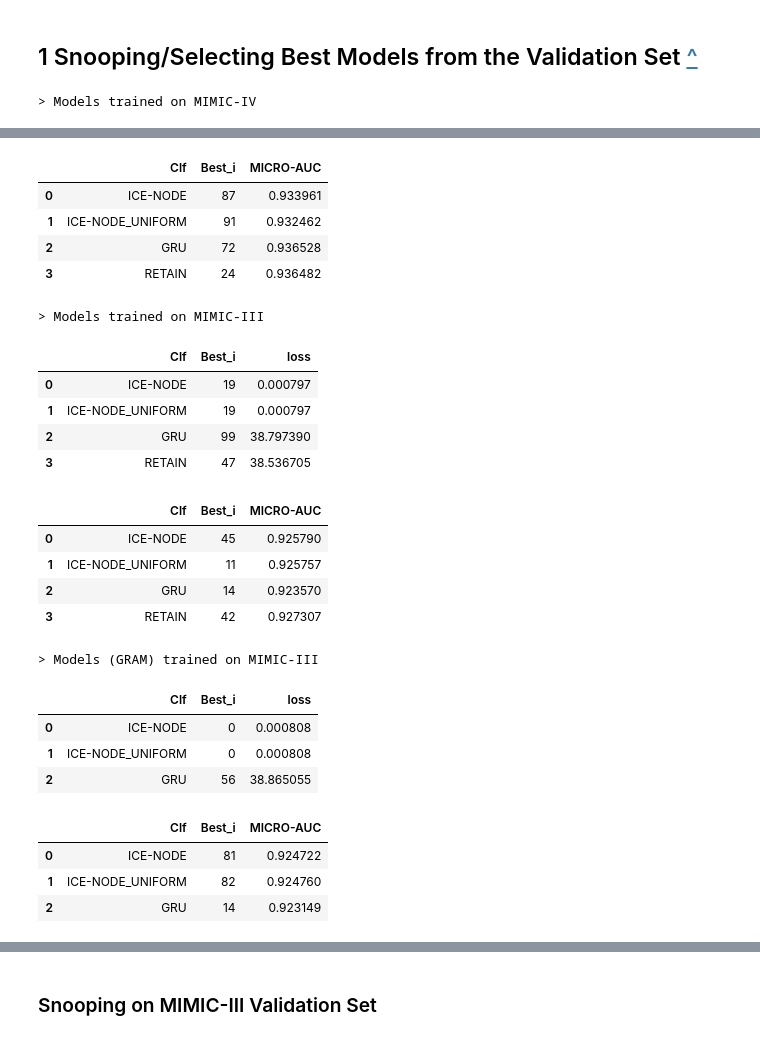
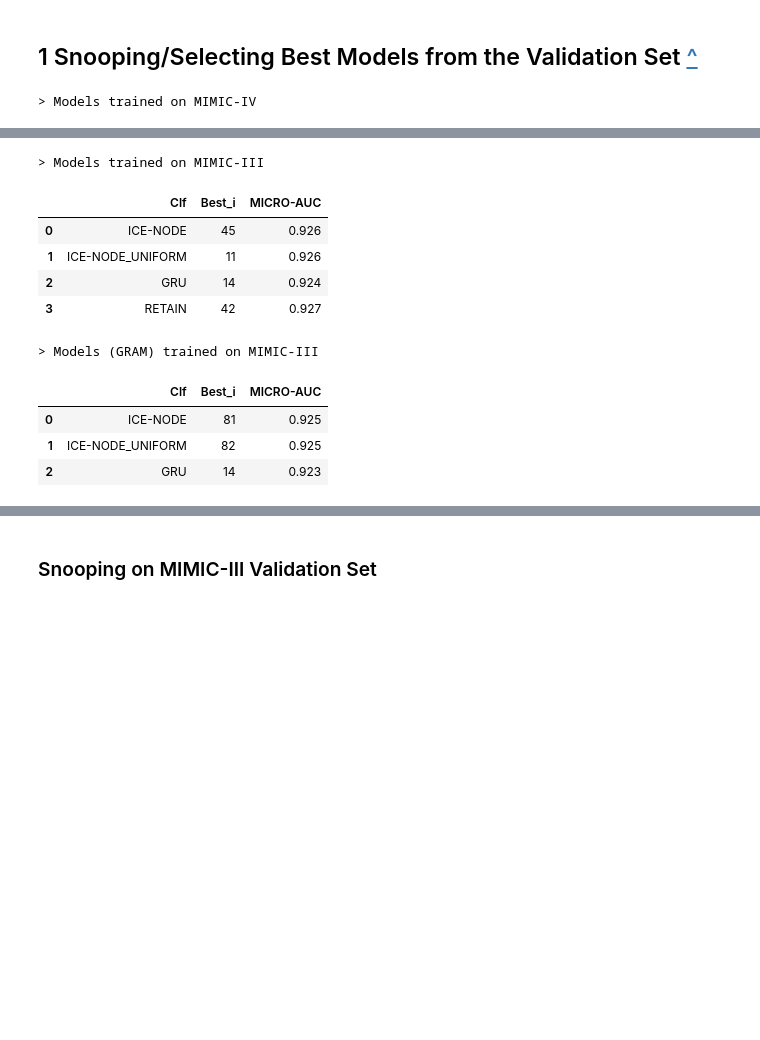
Before and after one commit to barahona-research-group/ICE-NODE, a Jupyter notebook: analysis/per_code_analysis.ipynb, the cells around one changed output, grey strips where cells are left out. Drawn from its saved outputs; the diff is of its cells as text; code cells hidden in the pictures; blank space fills up the shorter version.

```diff
--- a/analysis/per_code_analysis.ipynb
+++ b/analysis/per_code_analysis.ipynb
@@ -173,11 +173,15 @@ def get_trained_models(train_dir, clfs, criterion, comp):
         clf_dir = model_dir[clf]
         csv_files =  glob.glob(f'{clfs_params_dir}/{clf_dir}/*.csv', recursive=False)
         dfs = [pd.read_csv(csv_file, index_col=[0]) for csv_file in csv_files]
-        max_i = comp(range(len(dfs)), key=lambda i: dfs[i].loc[criterion, 'VAL'].sum())
+
+        if callable(criterion):
+            max_i = comp(range(len(dfs)), key=lambda i: criterion(dfs[i].loc[:, 'VAL']))
+            best_val.append(criterion(dfs[max_i].loc[:, 'VAL']))
+        else:
+            max_i = comp(range(len(dfs)), key=lambda i: dfs[i].loc[criterion, 'VAL'])
+            best_val.append(dfs[max_i].loc[criterion, "VAL"])
 
         best_iter.append(max_i)
-        best_val.append(dfs[max_i].loc[criterion, "VAL"].sum())
-
         df[clf] = dfs[max_i]
         csv_file = csv_files[max_i]
         prefix = csv_file.split('_')
@@ -241,7 +245,7 @@ def cross_predictor(clf, source_tag, target_tag):
     return get_model(clf, config, params, target_interface)
 
 
-def selected_auc_barplot(clfs, auctest_df):
+def selected_auc_barplot(clfs, auctest_df, horizontal=True):
     auc_df = []
 
     for clf in clfs:
@@ -252,19 +256,19 @@ def selected_auc_barplot(clfs, auctest_df):
         df = pd.DataFrame({'AUC': comp_auc, 'std': comp_std, 'CCS': comp_desc, 'Classifier': clf})
         auc_df.append(df)
     auc_df = pd.concat(auc_df)
+
+
+
     vals = auc_df.pivot(index='CCS', columns='Classifier', values='AUC')
     err = auc_df.pivot(index='CCS', columns='Classifier', values='std')
     # plot vals with yerr
-    ax = vals.plot.bar(xerr=err, rot=0, figsize=(10, 10), width=0.7,
+    ax = vals.plot.barh(xerr=err, rot=0, figsize=(10, 10), width=0.7,
                    error_kw=dict(lw=5, capsize=8, capthick=5, ecolor='salmon'),
                   color=[ 'black', 'white', 'green'], edgecolor='black')
 
     for axis in ['top', 'bottom', 'left', 'right']:
         ax.spines[axis].set_linewidth(6)  # change width
         ax.spines[axis].set_color('red')    # change color
-
-
-
 
     plt.xlabel('AUC', fontsize=32)
     min_auc_tick = int(auc_df['AUC'].min() * 20)/20
@@ -280,7 +284,6 @@ def selected_auc_barplot(clfs, auctest_df):
     plt.ylabel('CCS', fontsize=32)
     ax.tick_params(bottom=True, left=False)
 
-
     # Add hatches
     bars = ax.patches
     patterns =('.', 'x', 'O','o','/','-', '+','O','o','\\','\\\\')
@@ -288,7 +291,9 @@ def selected_auc_barplot(clfs, auctest_df):
     for bar, hatch in zip(bars, hatches):
         bar.set_hatch(hatch)
 
-    ax.grid(True)
+    ax.xaxis.grid(color='gray', linestyle='dashed')
+    ax.xaxis.set_zorder(3)
+
     _ = ax.legend(title='Classifier', loc='upper right',
                   fontsize=20, title_fontsize=32)
     return ax
@@ -300,8 +305,10 @@ def make_clf_paris(clfs):
             clfs_pairs.append((clfs[i], clfs[j]))
     return tuple(sorted(clfs_pairs))
 
-def relative_performance_upset(auc_tests, selected_clfs, patient_interface, pvalue, min_auc):
+def relative_performance_upset(auc_tests, selected_clfs, patient_interface, train_ids, pvalue, min_auc):
     flatccs_idx2code = {idx: code for code, idx in patient_interface.diag_flatccs_idx.items()}
+    flatccs_frequency_train = patient_interface.diag_flatccs_frequency(train_ids)
+
     idx2desc = lambda i: patient_interface.dag.diag_flatccs_desc[flatccs_idx2code[i]]
     auc_tests['DESC'] = auc_tests['CODE_INDEX'].apply(idx2desc)
 
@@ -352,8 +359,8 @@ def relative_performance_upset(auc_tests, selected_clfs, patient_interface, pval
         competent_clfs = [clf for clf in clfs if indicator_df.loc[c, clf]]
         avg_auc = tests.loc[c, list(f'AUC({clf})' for clf in competent_clfs)].mean()
         avg_aucs.append(avg_auc)
-        n_codes.append(tests.loc[c, 'N_POSITIVE_CODES'])
-    data = pd.DataFrame({'Avg. AUC': avg_aucs, '#positive cases': n_codes}, index=code_index)
+        n_codes.append(flatccs_frequency_train[c])
+    data = pd.DataFrame({'Avg. AUC': avg_aucs, '#positive cases (train)': n_codes}, index=code_index)
     return content_sets, indicator_df, data, common_perf, competing_tests
 # %% [markdown]
 <a name="sec1"></a>
@@ -377,16 +384,15 @@ clfsG = (
 )
 
 print('> Models trained on MIMIC-IV')
-m4_config_minloss, m4_params_minloss, m4_df_minloss = get_trained_models('M4', clfs, 'loss', comp=min)
-m4_config_maxauc, m4_params_maxauc, m4_df_maxauc = get_trained_models('M4', clfs, 'MICRO-AUC', comp=max)
+
+m4_config_uAUC, m4_params_uAUC, m4_df_uAUC = get_trained_models('M4', clfs, 'MICRO-AUC', comp=max)
 
 print('> Models trained on MIMIC-III')
-m3_config_minloss, m3_params_minloss, m3_df_minloss = get_trained_models('M3', clfs, 'loss', comp=min)
-m3_config_maxauc, m3_params_maxauc, m3_df_maxauc = get_trained_models('M3', clfs, 'MICRO-AUC', comp=max)
 
+m3_config_uAUC, m3_params_uAUC, m3_df_uAUC = get_trained_models('M3', clfs, 'MICRO-AUC', comp=max)
 
 print('> Models (GRAM) trained on MIMIC-III')
-m3_config_minlossG, m3_params_minlossG, m3_df_minlossG = get_trained_models('GM3', clfsG, 'loss', comp=min)
-m3_config_maxaucG, m3_params_maxaucG, m3_df_maxaucG = get_trained_models('GM3', clfsG, 'MICRO-AUC', comp=max)
+
+m3_config_uAUCG, m3_params_uAUCG, m3_df_uAUCG = get_trained_models('GM3', clfsG, 'MICRO-AUC', comp=max)
 # %% [output]
 > Models trained on MIMIC-IV
@@ -398,25 +404,11 @@ m3_config_maxaucG, m3_params_maxaucG, m3_df_maxaucG = get_trained_models('GM3',
+> Models trained on MIMIC-III
 |  | Clf | Best_i | MICRO-AUC |
-| 0 | ICE-NODE | 87 | 0.933961 |
-| 1 | ICE-NODE_UNIFORM | 91 | 0.932462 |
-| 2 | GRU | 72 | 0.936528 |
-| 3 | RETAIN | 24 | 0.936482 |
+| 0 | ICE-NODE | 45 | 0.926 |
+| 1 | ICE-NODE_UNIFORM | 11 | 0.926 |
+| 2 | GRU | 14 | 0.924 |
+| 3 | RETAIN | 42 | 0.927 |
-> Models trained on MIMIC-III
+> Models (GRAM) trained on MIMIC-III
-|  | Clf | Best_i | loss |
-| 0 | ICE-NODE | 19 | 0.000797 |
-| 1 | ICE-NODE_UNIFORM | 19 | 0.000797 |
-| 2 | GRU | 99 | 38.797390 |
-| 3 | RETAIN | 47 | 38.536705 |
+|  | Clf | Best_i | MICRO-AUC |
+| 0 | ICE-NODE | 81 | 0.925 |
+| 1 | ICE-NODE_UNIFORM | 82 | 0.925 |
+| 2 | GRU | 14 | 0.923 |
-|  | Clf | Best_i | MICRO-AUC |
-| 0 | ICE-NODE | 45 | 0.925790 |
-| 1 | ICE-NODE_UNIFORM | 11 | 0.925757 |
-| 2 | GRU | 14 | 0.923570 |
-| 3 | RETAIN | 42 | 0.927307 |
-> Models (GRAM) trained on MIMIC-III
-|  | Clf | Best_i | loss |
-| 0 | ICE-NODE | 0 | 0.000808 |
-| 1 | ICE-NODE_UNIFORM | 0 | 0.000808 |
-| 2 | GRU | 56 | 38.865055 |
-|  | Clf | Best_i | MICRO-AUC |
-| 0 | ICE-NODE | 81 | 0.924722 |
-| 1 | ICE-NODE_UNIFORM | 82 | 0.924760 |
-| 2 | GRU | 14 | 0.923149 |
```
Also changed, not shown: parts of 47 cells of this notebook, 17 other files.
